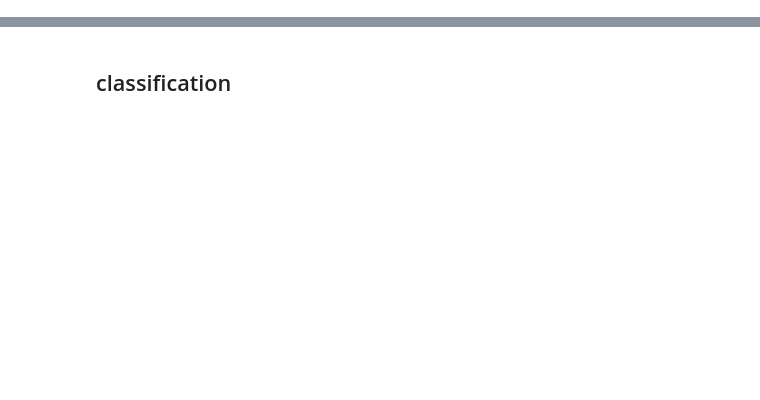
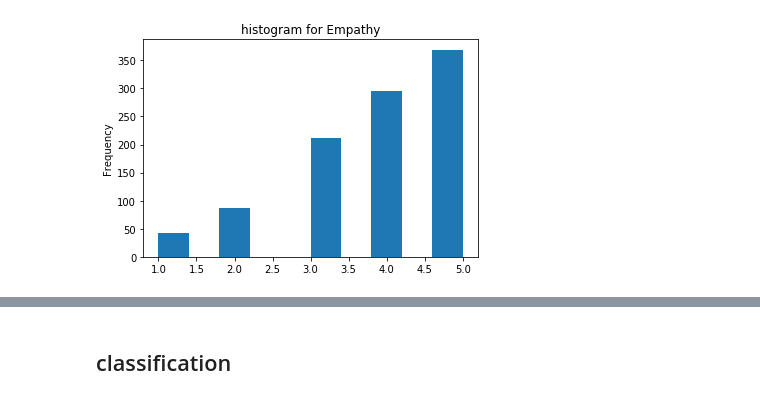
Before and after one commit to niharikadharmapuri/Young_People_Survey, a Jupyter notebook: Young_People_Survey.ipynb, the cells around one changed output, grey strips where cells are left out. Saved outputs shown, nothing was run; the diff lists cells and outputs as text; code cells hidden in the pictures; blank space fills up the shorter version.

```diff
--- a/Young_People_Survey.ipynb
+++ b/Young_People_Survey.ipynb
@@ -30,0 +45,4 @@ loding the data...
+# %%
+df.Empathy.plot(kind='hist', title='histogram for Empathy');
+# %% [output]
+[figure, added]
```
Also changed, not shown: parts of 21 cells of this notebook.
